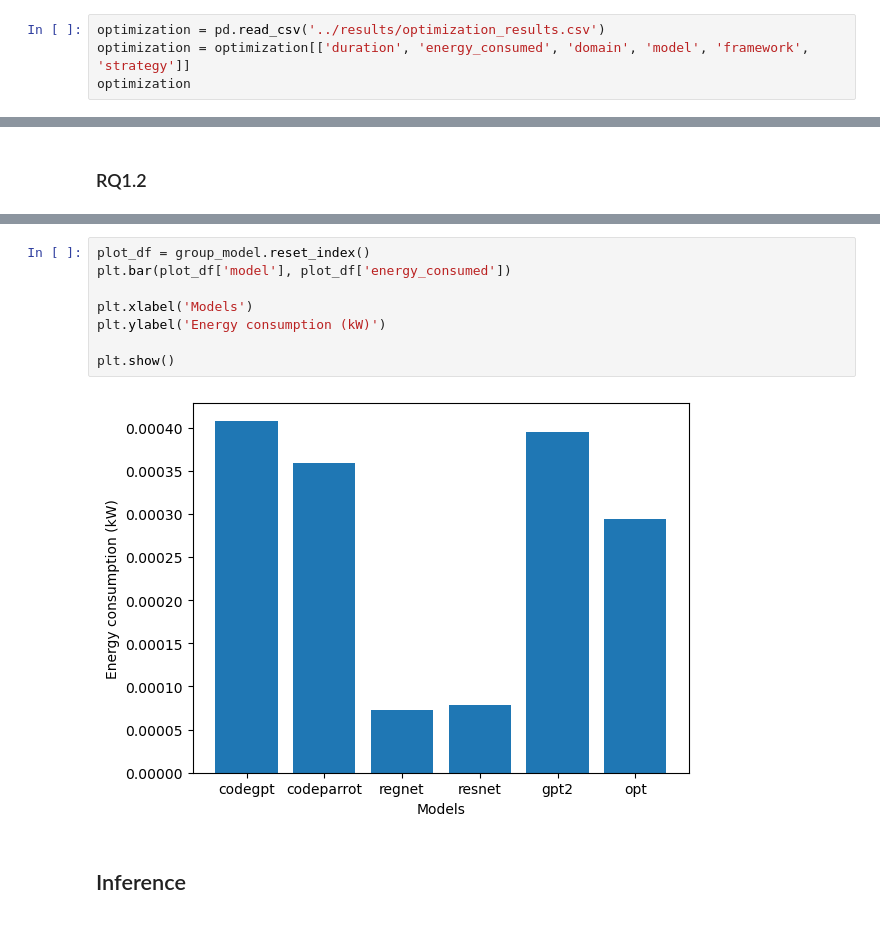
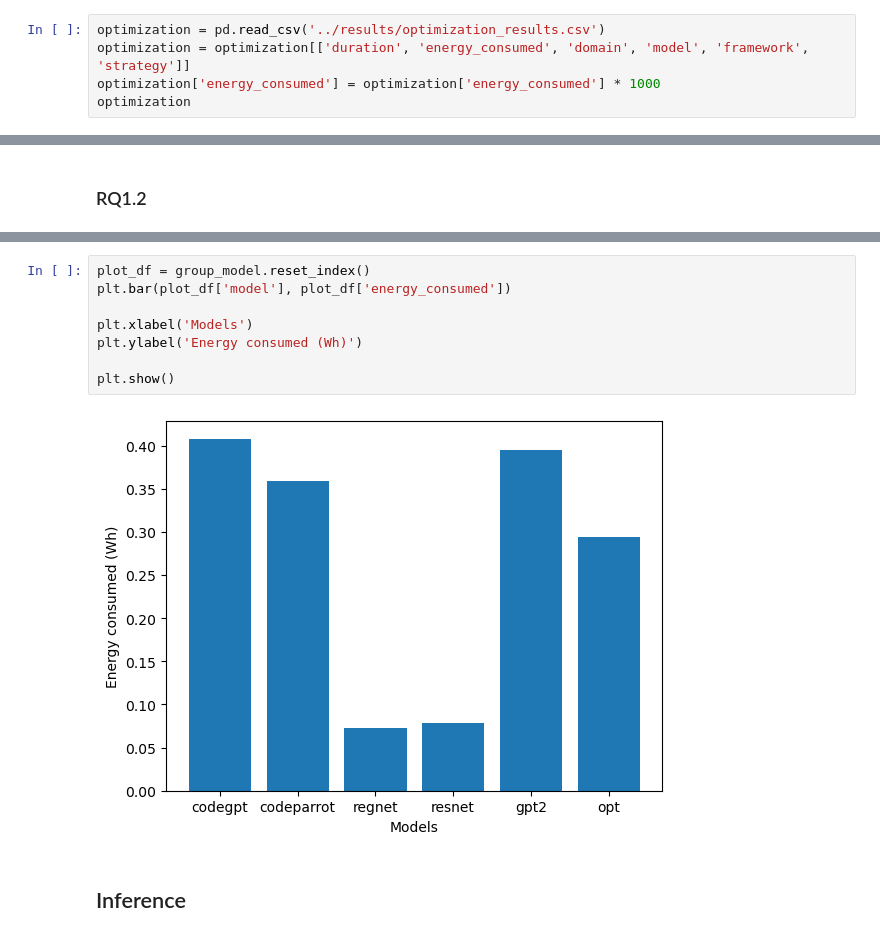
Before and after one commit to aleclagarde/tfg, a Jupyter notebook: analysis/analysis.ipynb, the cells around one changed output, grey strips where cells are left out. Cells and saved outputs as stored; diff of their text form.

```diff
--- a/analysis/analysis.ipynb
+++ b/analysis/analysis.ipynb
@@ -12,6 +12,7 @@ import plotly.express as px
 # %%
 optimization = pd.read_csv('../results/optimization_results.csv')
 optimization = optimization[['duration', 'energy_consumed', 'domain', 'model', 'framework', 'strategy']]
+optimization['energy_consumed'] = optimization['energy_consumed'] * 1000
 optimization
 # %% [output]
 |  | duration | energy_consumed | domain | model | framework | strategy |
@@ -171,13 +173,13 @@ group_model
 # %%
 plot_df = group_model.reset_index()
 plt.bar(plot_df['model'], plot_df['energy_consumed'])
 
 plt.xlabel('Models')
-plt.ylabel('Energy consumption (kW)')
+plt.ylabel('Energy consumed (Wh)')
 
 plt.show()
 # %% [output]
-[figure, old version]
+[figure, new version]
 # %% [markdown]
 ## Inference
 # %%
```
Also changed, not shown: parts of 20 cells of this notebook, 1 other file.
